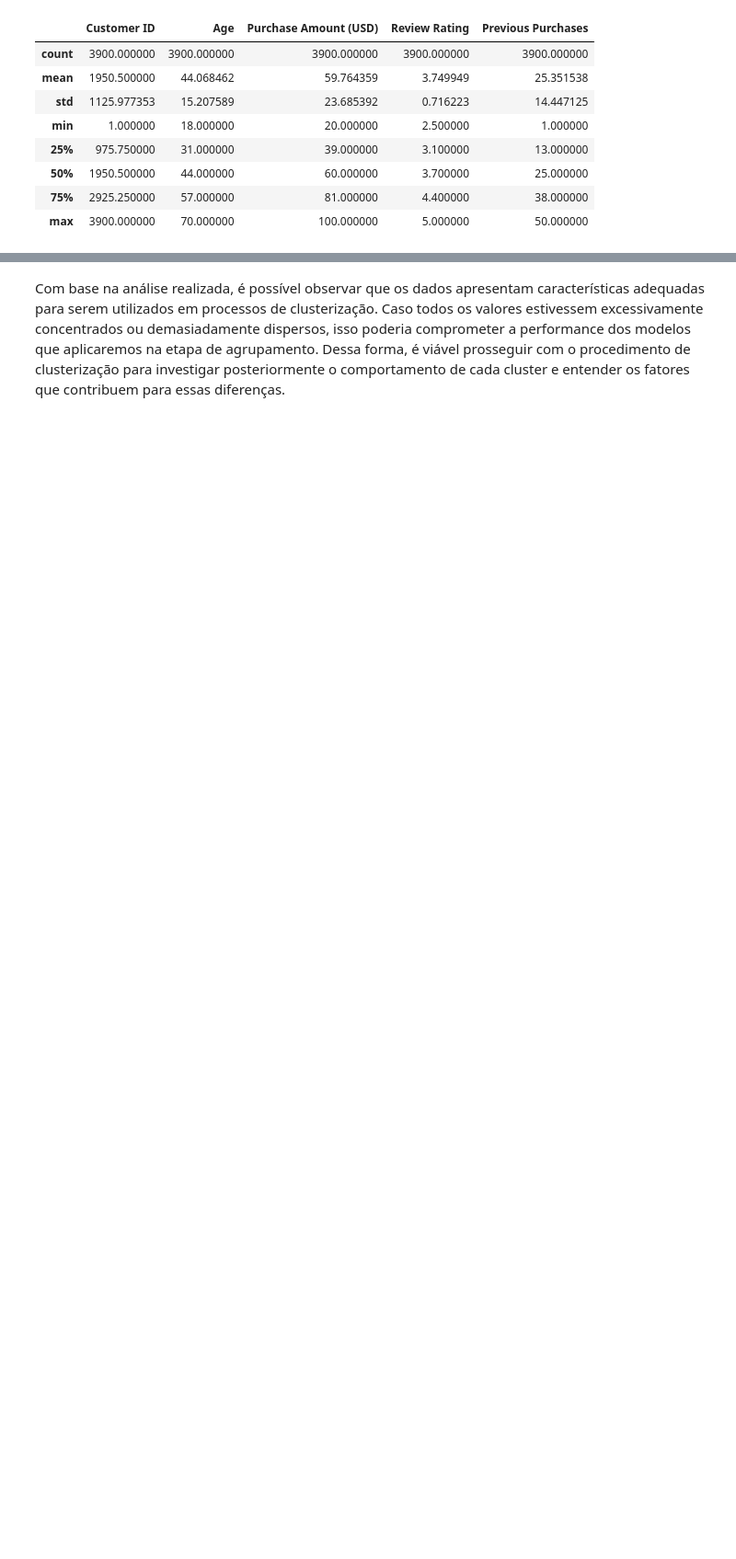
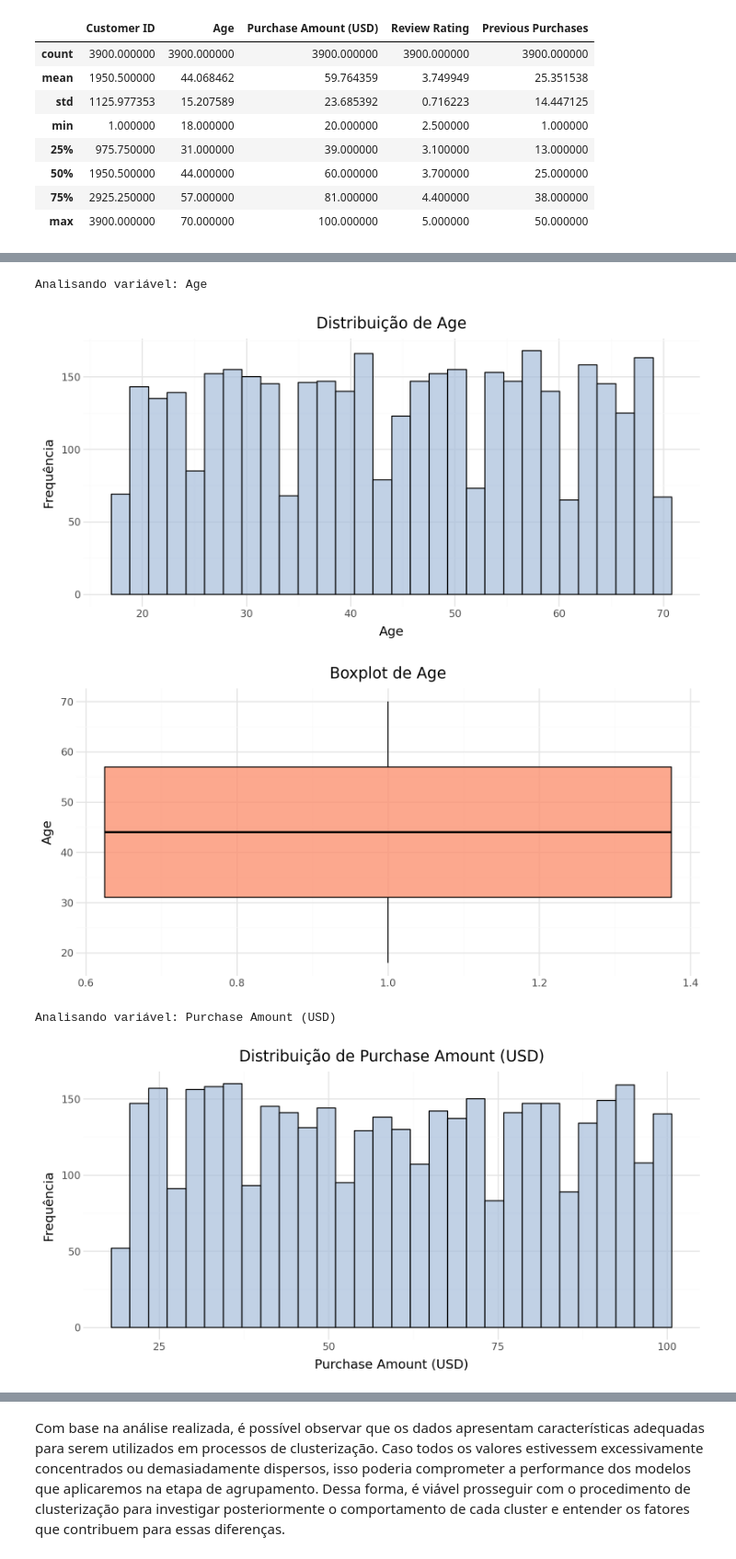
Before and after one commit to nicolasyassuda/aps-ecommerce-clustering, a Jupyter notebook: aps_analisys.ipynb, the cells around one changed output, grey strips where cells are left out. Shown at 92% size. Drawn from its saved outputs; the diff is of its cells as text; code cells hidden in the pictures; blank space fills up the shorter version.

```diff
--- a/aps_analisys.ipynb
+++ b/aps_analisys.ipynb
@@ -102,20 +194,3 @@ df[numerical_cols].describe()
 | 50% | 1950.500000 | 44.000000 | 60.000000 | 3.700000 | 25.000000 |
 | 75% | 2925.250000 | 57.000000 | 81.000000 | 4.400000 | 38.000000 |
 | max | 3900.000000 | 70.000000 | 100.000000 | 5.000000 | 50.000000 |
-# %%
-for col in numerical_cols:
-    if col != '	Customer ID':
-        plt.figure(figsize=(14, 6))
-
-        plt.subplot(1, 2, 1)
-        df[col].hist(bins=30, color='skyblue', edgecolor='black')
-        plt.title(f'Histogram of {col}')
-        plt.xlabel(col)
-        plt.ylabel('Frequency')
-
-        plt.subplot(1, 2, 2)
-        df.boxplot(column=col, vert=False)
-        plt.title(f'Boxplot of {col}')
-
-        plt.tight_layout()
-        plt.show()
@@ -127,0 +197,28 @@ for col in numerical_cols:
+# %%
+numerical_cols = [col for col in df.select_dtypes(include=['number']).columns if 'customer' not in col.lower()]
+
+for col in numerical_cols:
+    print(f"Analisando variável: {col}\n")
+
+    hist = (
+        ggplot(df, aes(x=col))
+        + geom_histogram(bins=30, fill="#a6bddb", color="black", alpha=0.7)
+        + theme_minimal()
+        + labs(title=f"Distribuição de {col}", x=col, y="Frequência")
+    )
+
+    box = (
+        ggplot(df, aes(x=1, y=col))
+        + geom_boxplot(fill="#fc9272", color="black", alpha=0.8)
+        + theme_minimal()
+        + labs(title=f"Boxplot de {col}", x="", y=col)
+    )
+
+    display(hist)
+    display(box)
+# %% [output]
+Analisando variável: Age
+[figure, added]
+[figure, added]
+Analisando variável: Purchase Amount (USD)
+[figure, added]
```
Also changed, not shown: parts of 8 cells of this notebook.
